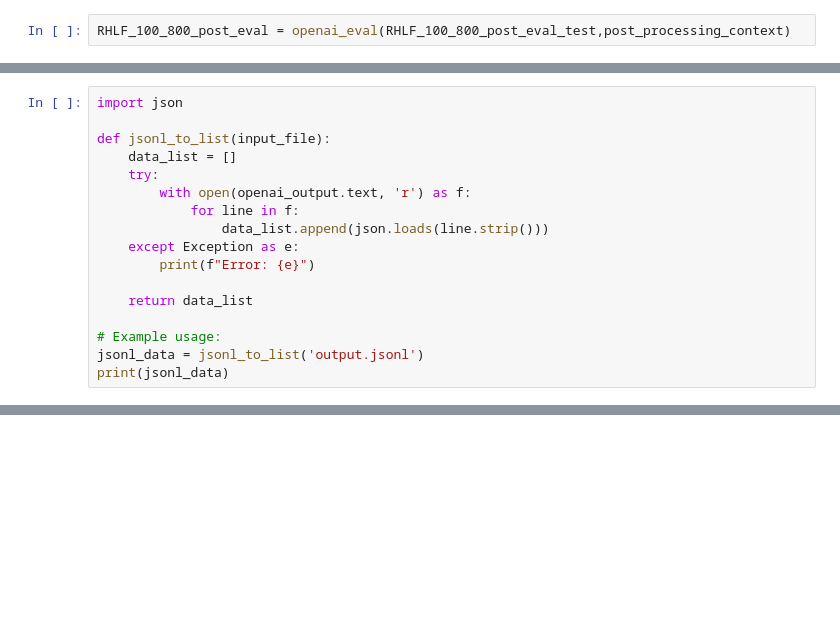
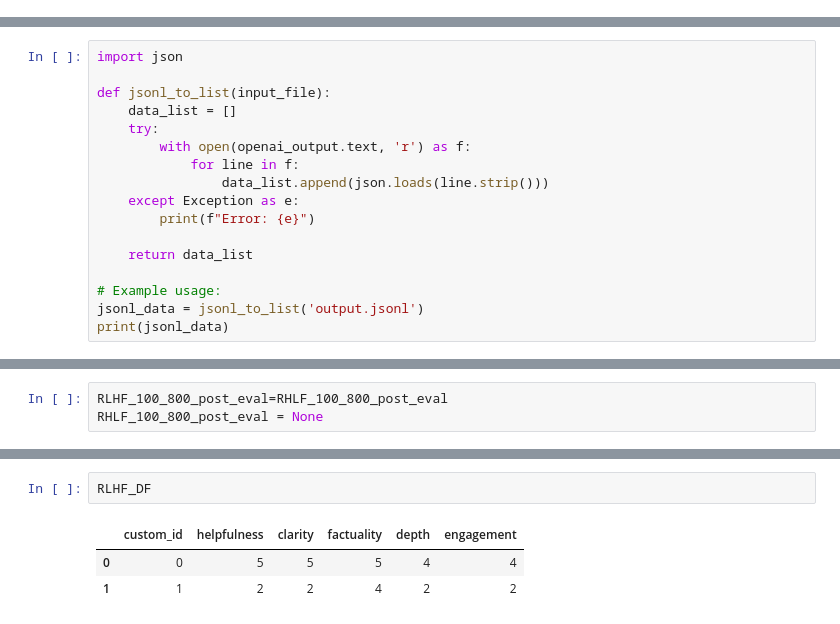
Before and after one commit to GitCraigRash/Prompt_Engineering, a Jupyter notebook: Functions.ipynb, the cells around one changed output, grey strips where cells are left out. Drawn from its saved outputs; the diff is of its cells as text; blank space fills up the shorter version.

```diff
--- a/Functions.ipynb
+++ b/Functions.ipynb
@@ -691,2 +658,0 @@ URIAL_100_800_post_eval_test = read_jsonl("RHLF_100_800_post_eval_test.jsonl")
-# %%
-RHLF_100_800_post_eval = openai_eval(RHLF_100_800_post_eval_test,post_processing_context)
@@ -766,0 +790,3 @@ openai_output_LoD = jsonl_to_list(openai_output.text)
+# %%
+RLHF_100_800_post_eval=RHLF_100_800_post_eval
+RHLF_100_800_post_eval = None
@@ -766,0 +851,6 @@ openai_output_LoD = jsonl_to_list(openai_output.text)
+# %%
+RLHF_DF
+# %% [output]
+|  | custom_id | helpfulness | clarity | factuality | depth | engagement |
+| 0 | 0 | 5 | 5 | 5 | 4 | 4 |
+| 1 | 1 | 2 | 2 | 4 | 2 | 2 |
```
Also changed, not shown: parts of 39 cells of this notebook.
